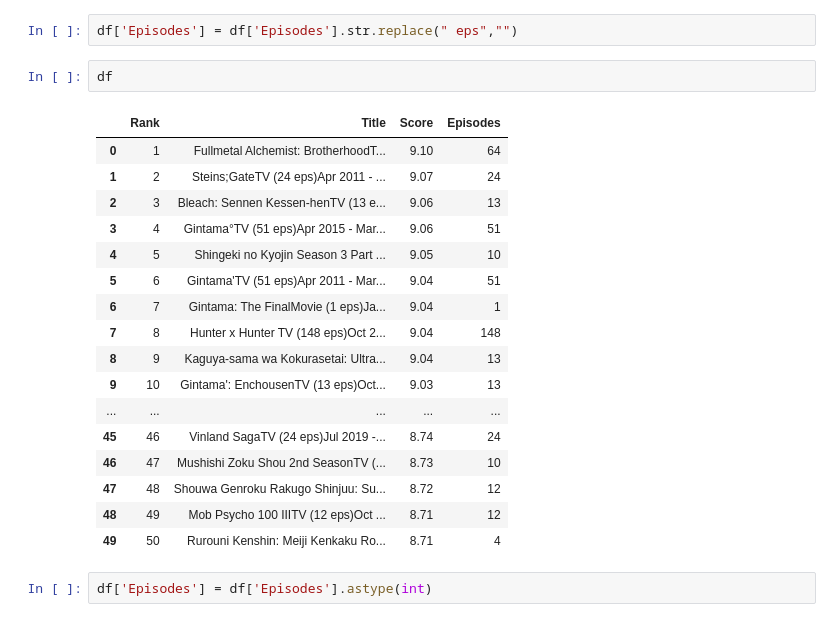
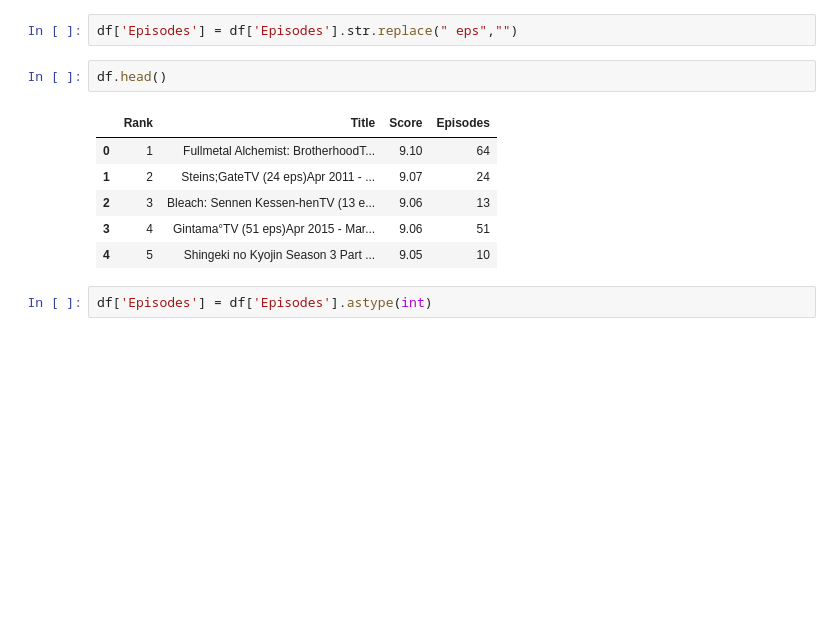
Before and after one commit to udita1294/Pandas, a Jupyter notebook: FeatureExtraction.ipynb, the cells around one changed output. Saved outputs shown, nothing was run; the diff lists cells and outputs as text; blank space fills up the shorter version.

```diff
--- a/FeatureExtraction.ipynb
+++ b/FeatureExtraction.ipynb
@@ -73,25 +62,14 @@ df
 # %%
 df['Episodes'] = df['Episodes'].str.replace(" eps","")
 # %%
-df
+df.head()
 # %% [output]
 |  | Rank | Title | Score | Episodes |
 | 0 | 1 | Fullmetal Alchemist: BrotherhoodT... | 9.10 | 64 |
 | 1 | 2 | Steins;GateTV (24 eps)Apr 2011 - ... | 9.07 | 24 |
 | 2 | 3 | Bleach: Sennen Kessen-henTV (13 e... | 9.06 | 13 |
 | 3 | 4 | Gintama°TV (51 eps)Apr 2015 - Mar... | 9.06 | 51 |
 | 4 | 5 | Shingeki no Kyojin Season 3 Part ... | 9.05 | 10 |
-| 5 | 6 | Gintama'TV (51 eps)Apr 2011 - Mar... | 9.04 | 51 |
-| 6 | 7 | Gintama: The FinalMovie (1 eps)Ja... | 9.04 | 1 |
-| 7 | 8 | Hunter x Hunter TV (148 eps)Oct 2... | 9.04 | 148 |
-| 8 | 9 | Kaguya-sama wa Kokurasetai: Ultra... | 9.04 | 13 |
-| 9 | 10 | Gintama': EnchousenTV (13 eps)Oct... | 9.03 | 13 |
-| ... | ... | ... | ... | ... |
-| 45 | 46 | Vinland SagaTV (24 eps)Jul 2019 -... | 8.74 | 24 |
-| 46 | 47 | Mushishi Zoku Shou 2nd SeasonTV (... | 8.73 | 10 |
-| 47 | 48 | Shouwa Genroku Rakugo Shinjuu: Su... | 8.72 | 12 |
-| 48 | 49 | Mob Psycho 100 IIITV (12 eps)Oct ... | 8.71 | 12 |
-| 49 | 50 | Rurouni Kenshin: Meiji Kenkaku Ro... | 8.71 | 4 |
 # %%
 df['Episodes'] = df['Episodes'].astype(int)
 # %%
```
Also changed, not shown: parts of 9 cells of this notebook.
